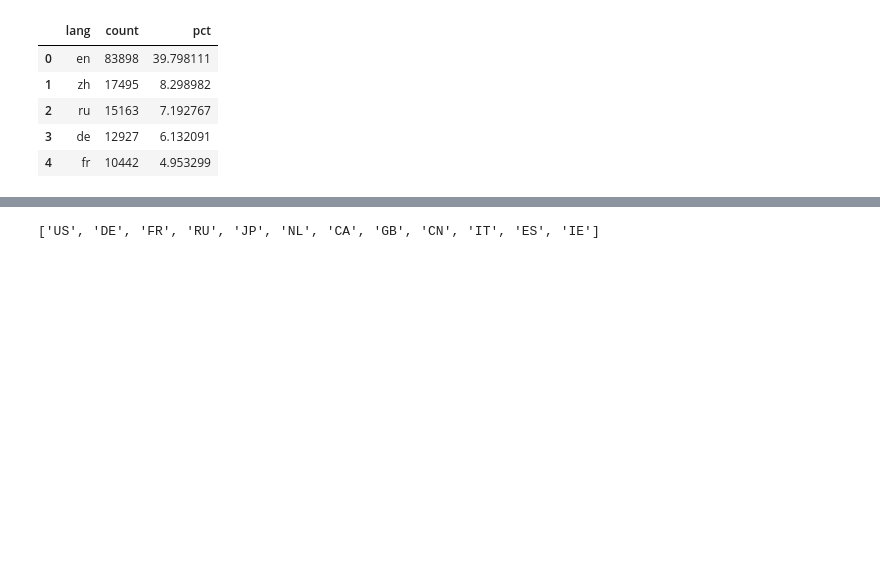
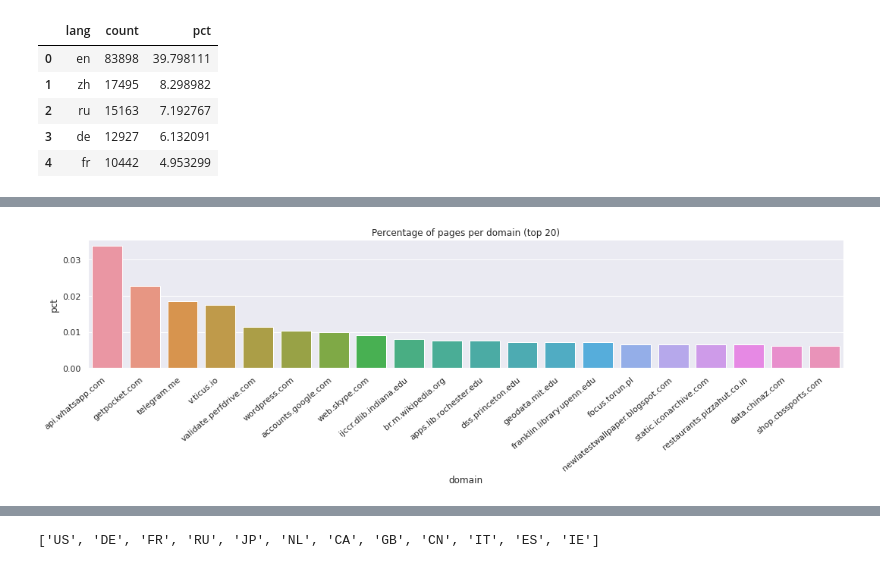
Before and after one commit to catherineverdiergo/cc-examples, a Jupyter notebook: WET stats notebook.ipynb, the cells around one changed output, grey strips where cells are left out. Drawn from its saved outputs; the diff is of its cells as text; code cells hidden in the pictures; blank space fills up the shorter version.

```diff
--- a/WET stats notebook.ipynb
+++ b/WET stats notebook.ipynb
@@ -77,0 +49,10 @@ fig.show()
+# %%
+df_stats_domain = wetstatsoncorpus.stats(df, "domain", pct=True)
+pd_stats_domain = df_stats_domain.limit(20).toPandas()
+plt.figure(figsize=(15, 5))
+sns.barplot(x = 'domain', y = 'pct',
+                 data = pd_stats_domain).set_title('Percentage of pages per domain (top 20)');
+plt.xticks(rotation=40, ha='right')
+plt.tight_layout()
+# %% [output]
+[figure, added]
```
Also changed, not shown: parts of 10 cells of this notebook.
